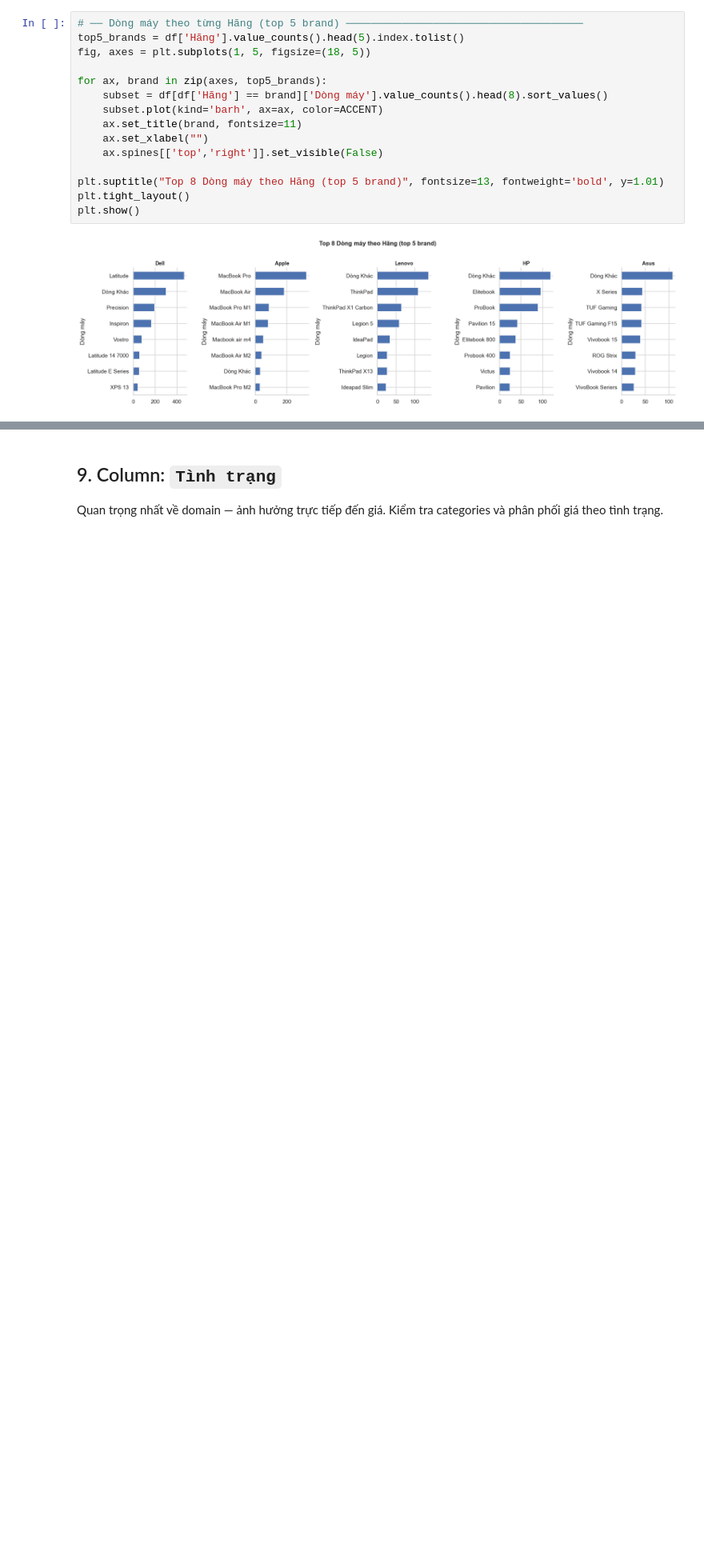
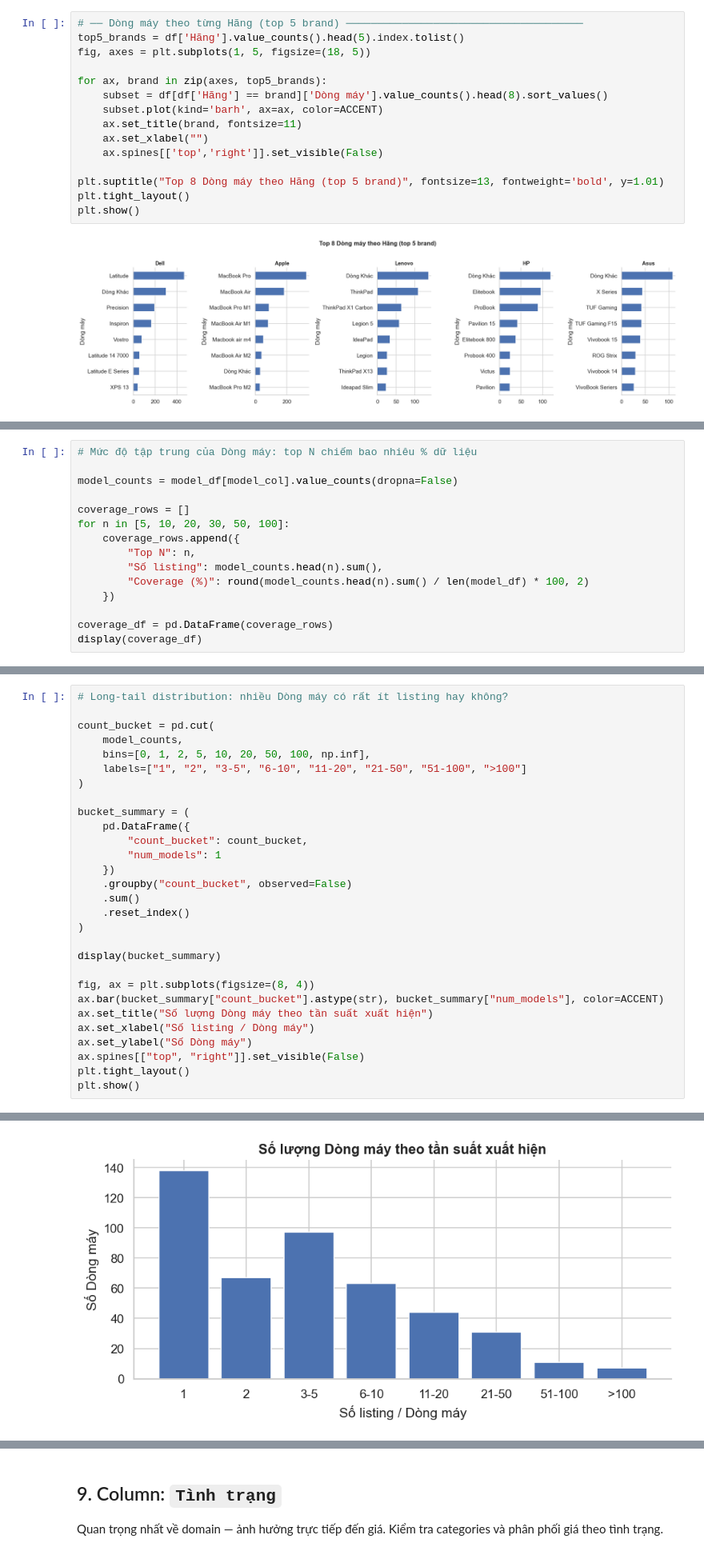
Before and after one commit to thisYui/Laptop-Price-Prediction, a Jupyter notebook: notebooks/data/01a_chotot_inspection.ipynb, the cells around one changed output, grey strips where cells are left out. Shown at 80% size. Drawn from its saved outputs; the diff is of its cells as text; blank space fills up the shorter version.

```diff
--- a/notebooks/data/01a_chotot_inspection.ipynb
+++ b/notebooks/data/01a_chotot_inspection.ipynb
@@ -1799,0 +1840,15 @@ plt.show()
+# %%
+# Mức độ tập trung của Dòng máy: top N chiếm bao nhiêu % dữ liệu
+
+model_counts = model_df[model_col].value_counts(dropna=False)
+
+coverage_rows = []
+for n in [5, 10, 20, 30, 50, 100]:
+    coverage_rows.append({
+        "Top N": n,
+        "Số listing": model_counts.head(n).sum(),
+        "Coverage (%)": round(model_counts.head(n).sum() / len(model_df) * 100, 2)
+    })
+
+coverage_df = pd.DataFrame(coverage_rows)
+display(coverage_df)
@@ -1799,0 +1869,30 @@ plt.show()
+# %%
+# Long-tail distribution: nhiều Dòng máy có rất ít listing hay không?
+
+count_bucket = pd.cut(
+    model_counts,
+    bins=[0, 1, 2, 5, 10, 20, 50, 100, np.inf],
+    labels=["1", "2", "3-5", "6-10", "11-20", "21-50", "51-100", ">100"]
+)
+
+bucket_summary = (
+    pd.DataFrame({
+        "count_bucket": count_bucket,
+        "num_models": 1
+    })
+    .groupby("count_bucket", observed=False)
+    .sum()
+    .reset_index()
+)
+
+display(bucket_summary)
+
+fig, ax = plt.subplots(figsize=(8, 4))
+ax.bar(bucket_summary["count_bucket"].astype(str), bucket_summary["num_models"], color=ACCENT)
+ax.set_title("Số lượng Dòng máy theo tần suất xuất hiện")
+ax.set_xlabel("Số listing / Dòng máy")
+ax.set_ylabel("Số Dòng máy")
+ax.spines[["top", "right"]].set_visible(False)
+plt.tight_layout()
+plt.show()
+# %% [output]
@@ -1799,0 +1908 @@ plt.show()
+[figure, added]
```
Also changed, not shown: parts of 53 cells of this notebook.
